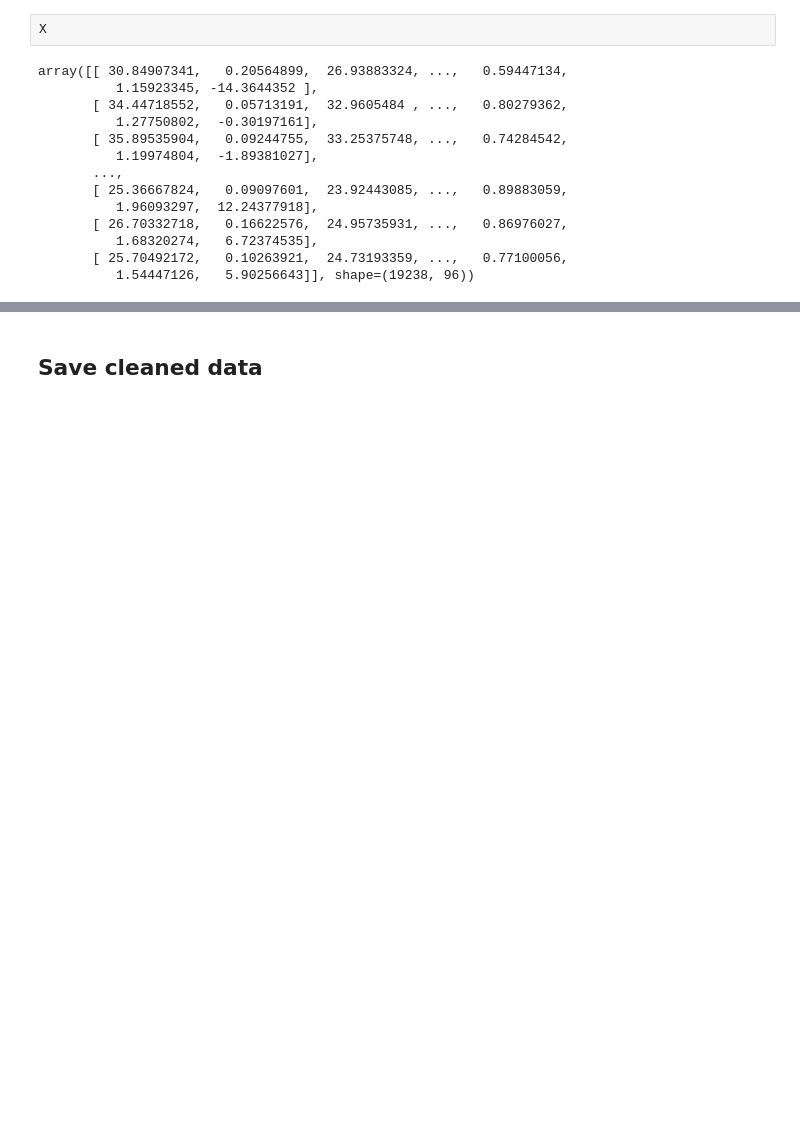
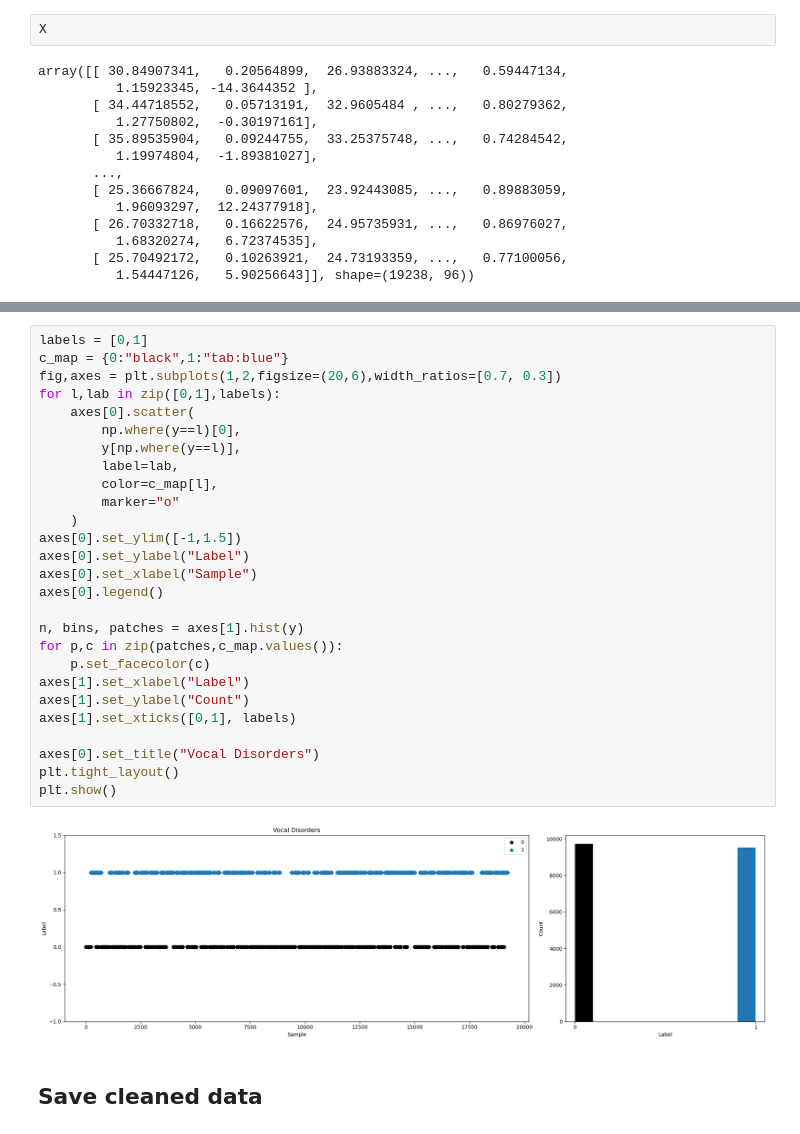
Before and after one commit to zpsheldon/ai-voice-disorder-prediction, a Jupyter notebook: clean-data.ipynb, the cells around one changed output, grey strips where cells are left out. Saved outputs shown, nothing was run; the diff lists cells and outputs as text; blank space fills up the shorter version.

```diff
--- a/clean-data.ipynb
+++ b/clean-data.ipynb
@@ -193,3 +280,32 @@ array([[ 30.84907341,   0.20564899,  26.93883324, ...,   0.59447134,
+# %%
+labels = [0,1]
+c_map = {0:"black",1:"tab:blue"}
+fig,axes = plt.subplots(1,2,figsize=(20,6),width_ratios=[0.7, 0.3])
+for l,lab in zip([0,1],labels):
+    axes[0].scatter(
+        np.where(y==l)[0],
+        y[np.where(y==l)],
+        label=lab,
+        color=c_map[l],
+        marker="o"
+    )
+axes[0].set_ylim([-1,1.5])
+axes[0].set_ylabel("Label")
+axes[0].set_xlabel("Sample")
+axes[0].legend()
+
+n, bins, patches = axes[1].hist(y)
+for p,c in zip(patches,c_map.values()):
+    p.set_facecolor(c)
+axes[1].set_xlabel("Label")
+axes[1].set_ylabel("Count")
+axes[1].set_xticks([0,1], labels)
+
+axes[0].set_title("Vocal Disorders")
+plt.tight_layout()
+plt.show()
+# %% [output]
+[figure, added]
 # %% [markdown]
 ## Save cleaned data
 # %%
```
Also changed, not shown: parts of 12 cells of this notebook, 3 other files.
